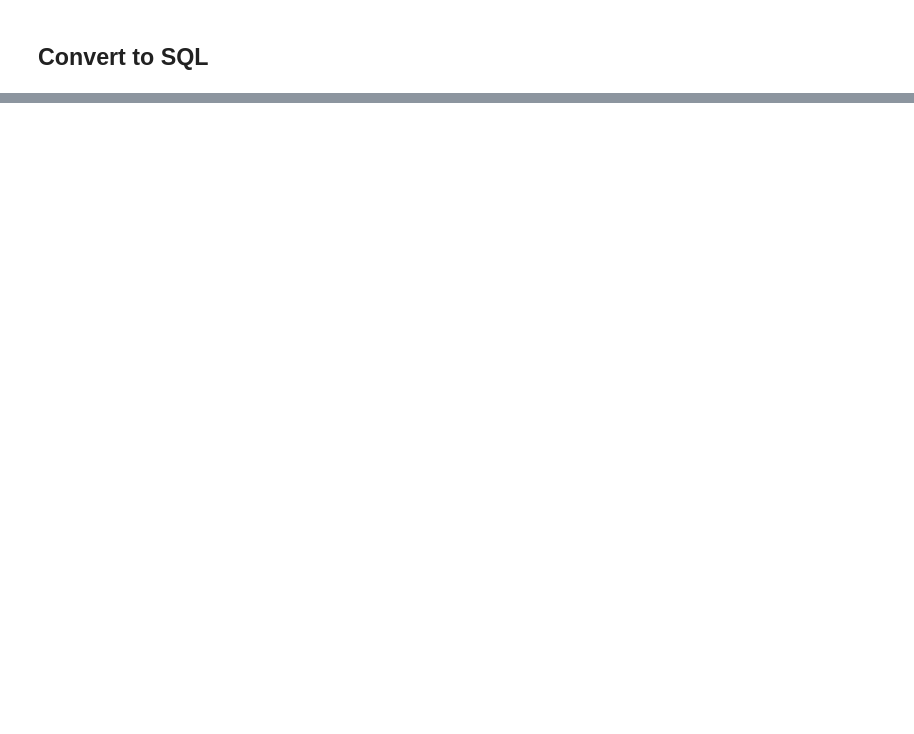
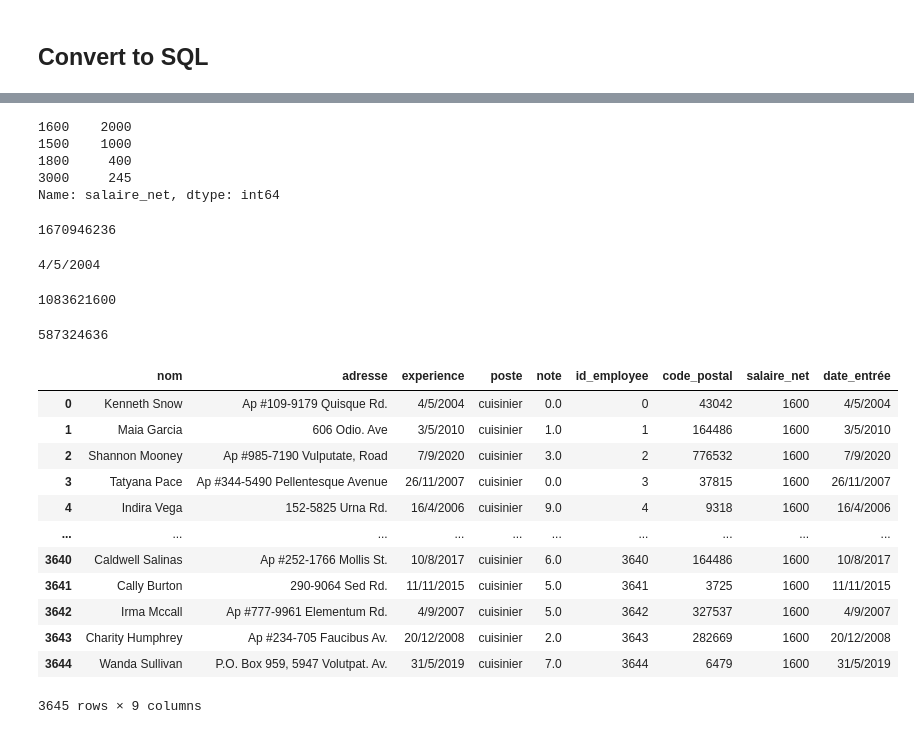
Before and after one commit to Benalieur/db_resto, a Jupyter notebook: main.ipynb, the cells around one changed output, grey strips where cells are left out. Saved outputs shown, nothing was run; the diff lists cells and outputs as text; code cells hidden in the pictures; blank space fills up the shorter version.

```diff
--- a/main.ipynb
+++ b/main.ipynb
@@ -432,0 +1312,4 @@ df_carte_menu.to_sql(name='CarteMenu', con=engine, if_exists = 'append', index=F
+# %%
+df_employes['salaire_net'] = 0
+
+df_employes
@@ -432,0 +1330,14 @@ df_carte_menu.to_sql(name='CarteMenu', con=engine, if_exists = 'append', index=F
+# %%
+def salaire_base(poste):
+    if poste == 'cuisinier':
+        return 1600
+    if poste == 'caissier':
+        return 1500
+    if poste == 'manager':
+        return 1800
+    if poste == 'directeur':
+        return 3000
+
+df_employes['salaire_net'] = df_employes['poste'].apply(lambda x:salaire_base(x))
+
+df_employes
@@ -432,0 +1358,44 @@ df_carte_menu.to_sql(name='CarteMenu', con=engine, if_exists = 'append', index=F
+# %%
+df_employes['salaire_net'].value_counts()
+# %% [output]
+1600    2000
+1500    1000
+1800     400
+3000     245
+Name: salaire_net, dtype: int64
+# %%
+current_date = round(dt.datetime.today().timestamp())
+
+print(current_date)
+# %% [output]
+1670946236
+# %%
+print(df_employes.experience[0])
+# %% [output]
+4/5/2004
+# %%
+print(round(dt.datetime.strptime(df_employes.experience[0], "%d/%m/%Y").timestamp()))
+# %% [output]
+1083621600
+# %%
+print(current_date - round(dt.datetime.strptime(df_employes.experience[0], "%d/%m/%Y").timestamp()))
+# %% [output]
+587324636
+# %%
+df_employes["date_entrée"] = df_employes["experience"]
+
+df_employes
+# %% [output]
+|  | nom | adresse | experience | poste | note | id_employee | code_postal | salaire_net | date_entrée |
+| 0 | Kenneth Snow | Ap #109-9179 Quisque Rd. | 4/5/2004 | cuisinier | 0.0 | 0 | 43042 | 1600 | 4/5/2004 |
+| 1 | Maia Garcia | 606 Odio. Ave | 3/5/2010 | cuisinier | 1.0 | 1 | 164486 | 1600 | 3/5/2010 |
+| 2 | Shannon Mooney | Ap #985-7190 Vulputate, Road | 7/9/2020 | cuisinier | 3.0 | 2 | 776532 | 1600 | 7/9/2020 |
+| 3 | Tatyana Pace | Ap #344-5490 Pellentesque Avenue | 26/11/2007 | cuisinier | 0.0 | 3 | 37815 | 1600 | 26/11/2007 |
+| 4 | Indira Vega | 152-5825 Urna Rd. | 16/4/2006 | cuisinier | 9.0 | 4 | 9318 | 1600 | 16/4/2006 |
+| ... | ... | ... | ... | ... | ... | ... | ... | ... | ... |
+| 3640 | Caldwell Salinas | Ap #252-1766 Mollis St. | 10/8/2017 | cuisinier | 6.0 | 3640 | 164486 | 1600 | 10/8/2017 |
+| 3641 | Cally Burton | 290-9064 Sed Rd. | 11/11/2015 | cuisinier | 5.0 | 3641 | 3725 | 1600 | 11/11/2015 |
+| 3642 | Irma Mccall | Ap #777-9961 Elementum Rd. | 4/9/2007 | cuisinier | 5.0 | 3642 | 327537 | 1600 | 4/9/2007 |
+| 3643 | Charity Humphrey | Ap #234-705 Faucibus Av. | 20/12/2008 | cuisinier | 2.0 | 3643 | 282669 | 1600 | 20/12/2008 |
+| 3644 | Wanda Sullivan | P.O. Box 959, 5947 Volutpat. Av. | 31/5/2019 | cuisinier | 7.0 | 3644 | 6479 | 1600 | 31/5/2019 |
+3645 rows × 9 columns
```
Also changed, not shown: parts of 137 cells of this notebook, 4 other files.
